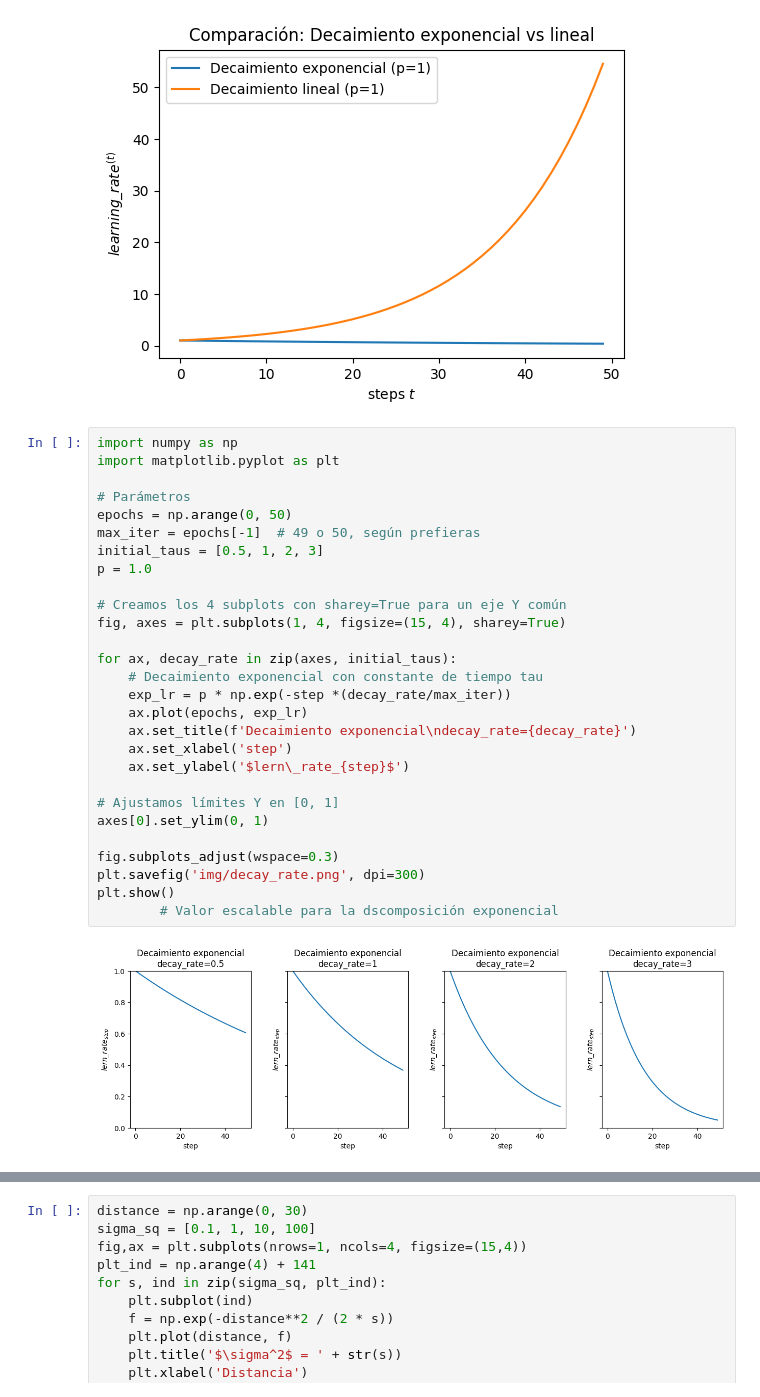
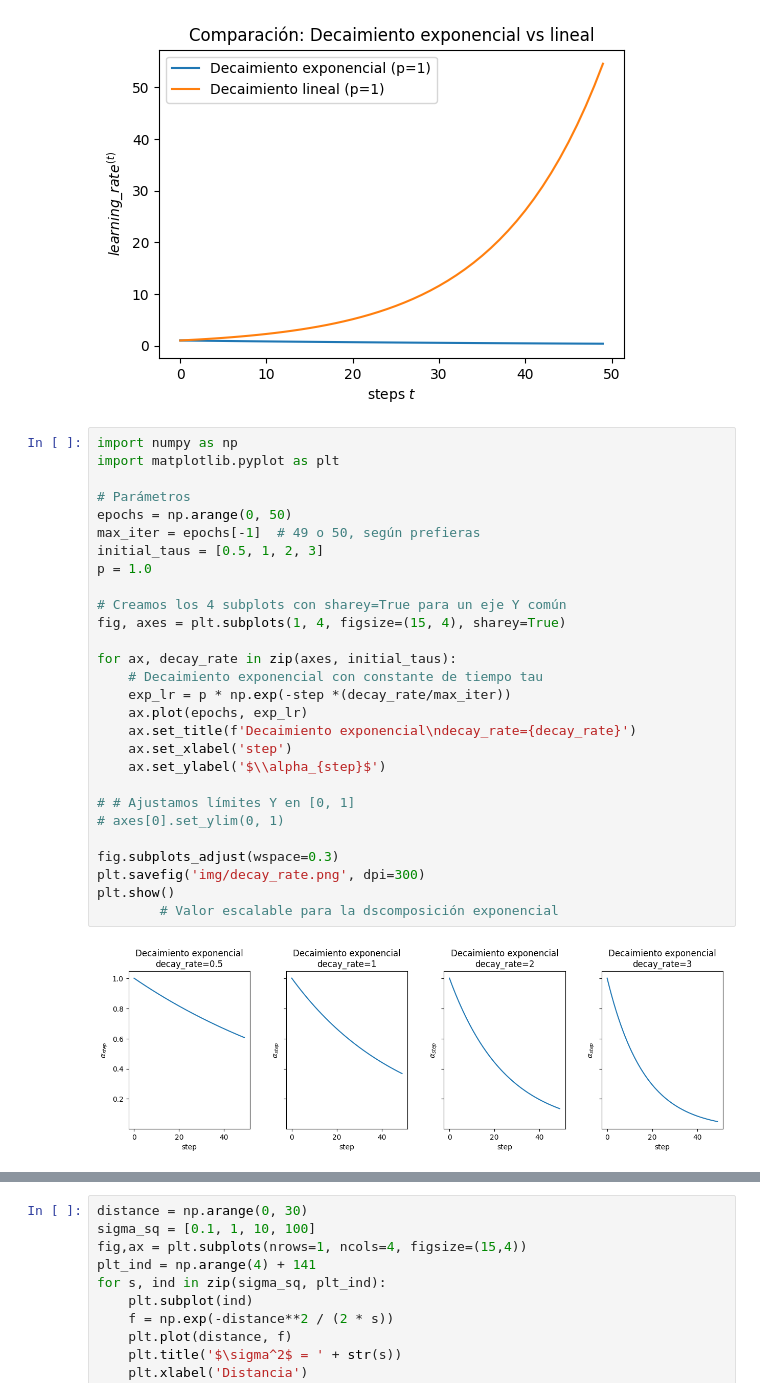
Before and after one commit to JaumeSanCol/TFG, a Jupyter notebook: notebooks/base.ipynb, the cells around one changed output, grey strips where cells are left out. Saved outputs shown, nothing was run; the diff lists cells and outputs as text.

```diff
--- a/notebooks/base.ipynb
+++ b/notebooks/base.ipynb
@@ -64,30 +64,30 @@ plt.legend()
 # %%
 import numpy as np
 import matplotlib.pyplot as plt
 
 # Parámetros
 epochs = np.arange(0, 50)
 max_iter = epochs[-1]  # 49 o 50, según prefieras
 initial_taus = [0.5, 1, 2, 3]
 p = 1.0
 
 # Creamos los 4 subplots con sharey=True para un eje Y común
 fig, axes = plt.subplots(1, 4, figsize=(15, 4), sharey=True)
 
 for ax, decay_rate in zip(axes, initial_taus):
     # Decaimiento exponencial con constante de tiempo tau
     exp_lr = p * np.exp(-step *(decay_rate/max_iter))
     ax.plot(epochs, exp_lr)
     ax.set_title(f'Decaimiento exponencial\ndecay_rate={decay_rate}')
     ax.set_xlabel('step')
-    ax.set_ylabel('$lern\_rate_{step}$')
+    ax.set_ylabel('$\\alpha_{step}$')
 
-# Ajustamos límites Y en [0, 1]
-axes[0].set_ylim(0, 1)
+# # Ajustamos límites Y en [0, 1]
+# axes[0].set_ylim(0, 1)
 
 fig.subplots_adjust(wspace=0.3)
 plt.savefig('img/decay_rate.png', dpi=300)
 plt.show()
         # Valor escalable para la dscomposición exponencial
 # %% [output]
-[figure, old version]
+[figure, new version]
```
Also changed, not shown: parts of 2 cells of this notebook, 20 other files.
